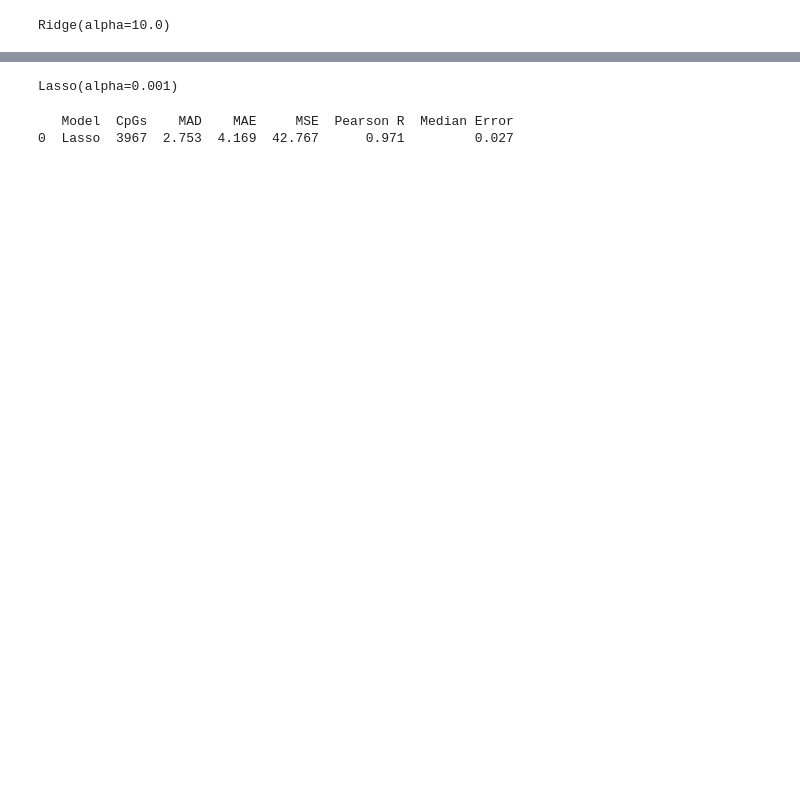
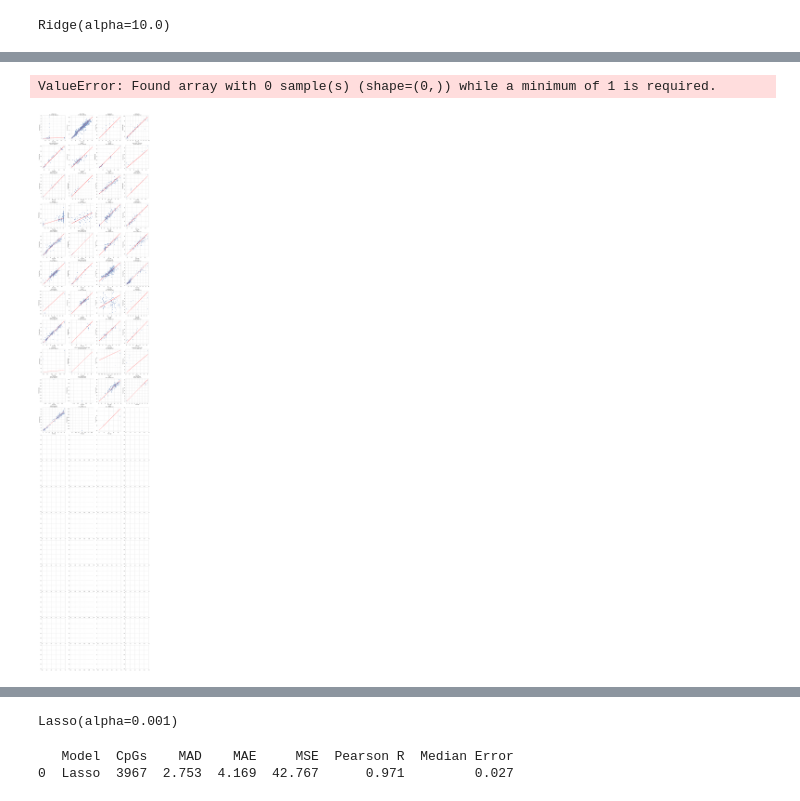
Before and after one commit to elena011/rp-delft, a Jupyter notebook: models/feature_importance.ipynb, the cells around one changed output, grey strips where cells are left out. Saved outputs shown, nothing was run; the diff lists cells and outputs as text; code cells hidden in the pictures; blank space fills up the shorter version.

```diff
--- a/models/feature_importance.ipynb
+++ b/models/feature_importance.ipynb
@@ -292,0 +297,16 @@ print(results_ridge.round(3))
+# %%
+import importlib
+from utils import visualization
+
+importlib.reload(visualization)
+from utils.visualization import plot_predicted_vs_true_by_tissue
+
+plot_predicted_vs_true_by_tissue(
+    test_info=test_info,
+    true_ages=test_ages,
+    predicted_ages=ridge_predictions,
+    title="Rtest"
+)
+# %% [output]
+ValueError: Found array with 0 sample(s) (shape=(0,)) while a minimum of 1 is required.
+[figure, added]
```
Also changed, not shown: parts of 17 cells of this notebook, 1 other file.
